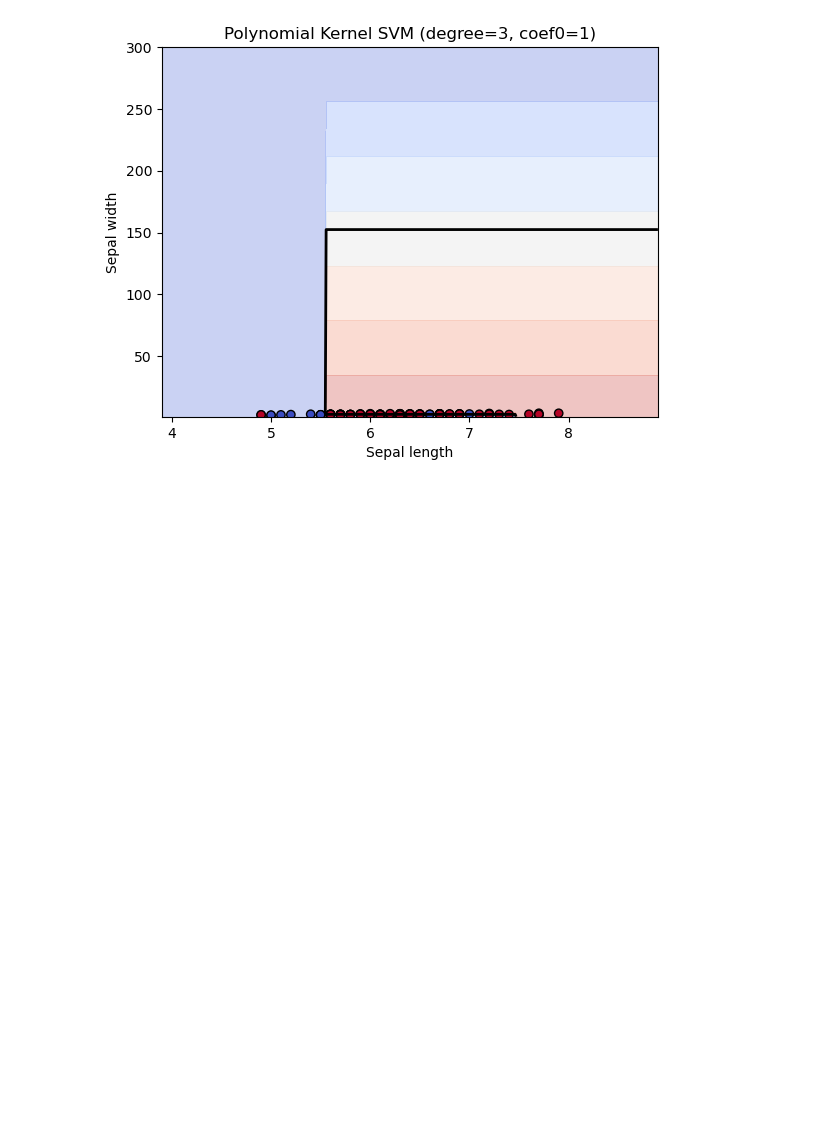
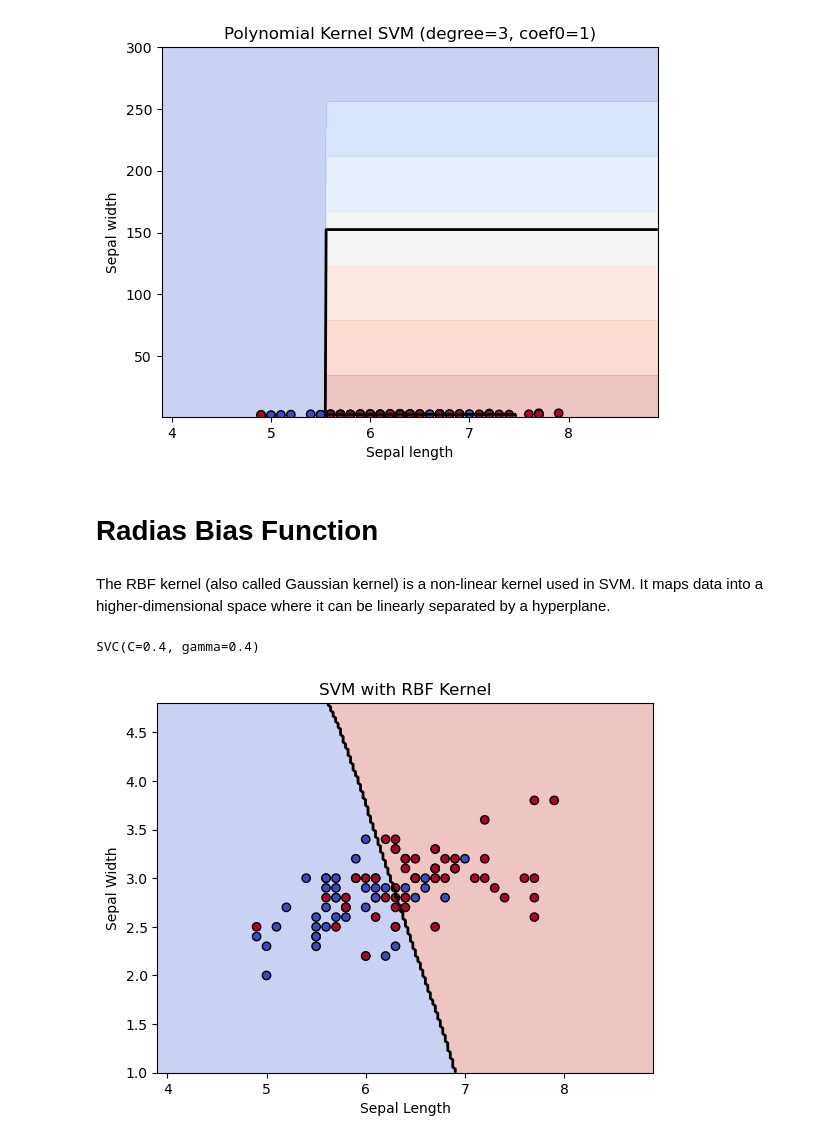
Before and after one commit to CHERUGAD/Machine_learning, a Jupyter notebook: svm.ipynb, the cells around one changed output. Cells and saved outputs as stored; diff of their text form; code cells hidden in the pictures; blank space fills up the shorter version.

Commit message:
In Svm using radial bias function

```diff
--- a/svm.ipynb
+++ b/svm.ipynb
@@ -222,3 +222,30 @@ plt.title('Polynomial Kernel SVM (degree=3, coef0=1)')
 plt.show()
 # %% [output]
 [figure]
+# %% [markdown]
+# Radias Bias Function
+# %% [markdown]
+The RBF kernel (also called Gaussian kernel) is a non-linear kernel used in SVM. It maps data into a higher-dimensional space where it can be linearly separated by a hyperplane.
+# %%
+model =  svm.SVC( kernel= 'rbf', C = 0.4, gamma= 0.4 )
+model.fit(X, y)
+# %% [output]
+SVC(C=0.4, gamma=0.4)
+# %%
+x_min, x_max = X.iloc[:, 0].min() - 1 , X.iloc[: , 0].max() + 1
+y_min, y_max = X.iloc[:, 1].min() - 1 , X.iloc[: , 1].max() + 1
+
+xx, yy = np.meshgrid(np.linspace(x_min, x_max, 200),
+                     np.linspace(y_min, y_max, 200))
+Z = model.predict(np.c_[xx.ravel(), yy.ravel()])
+Z = Z.reshape(xx.shape)
+
+plt.contourf(xx, yy, Z, alpha =  0.3, cmap = plt.cm.coolwarm)
+plt.contour(xx, yy, Z, levels=[0.5], colors='k', linewidths=2)
+plt.scatter(X.iloc[:, 0], X.iloc[:, 1],  c = y, cmap = plt.cm.coolwarm, edgecolors= 'k')
+plt.xlabel("Sepal Length")
+plt.ylabel("Sepal Width")
+plt.title("SVM with RBF Kernel")
+plt.show()
+# %% [output]
+[figure, added]
```
